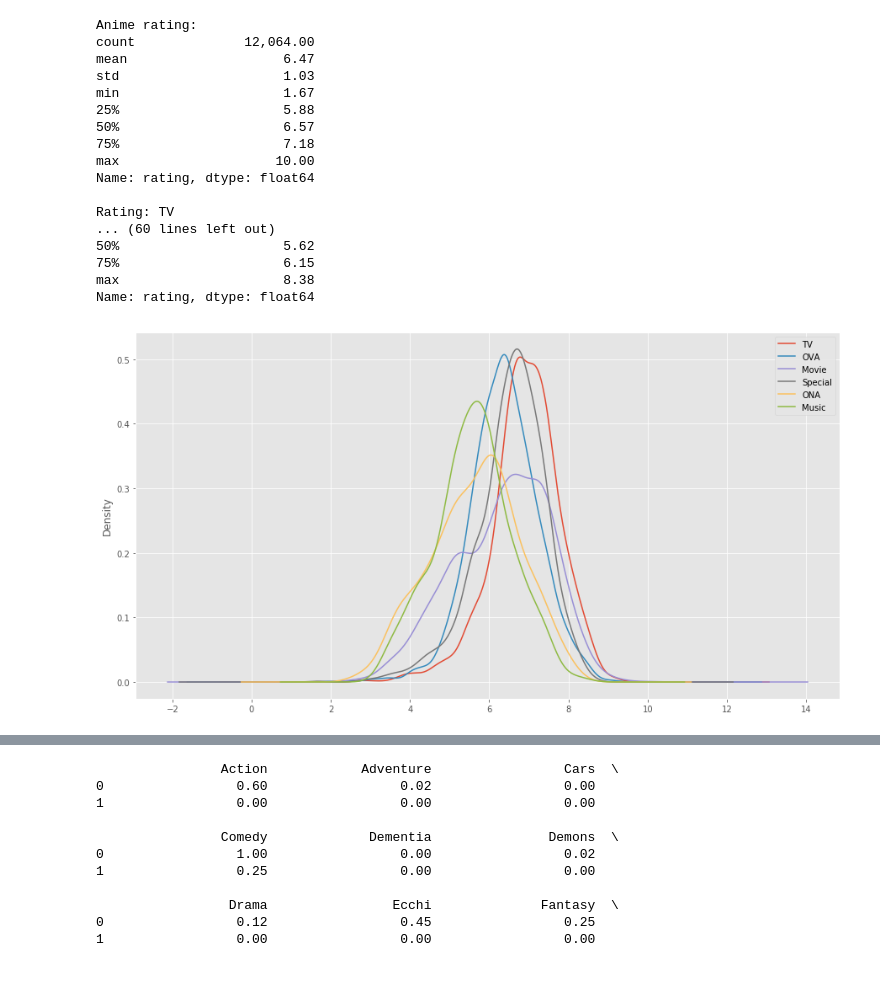
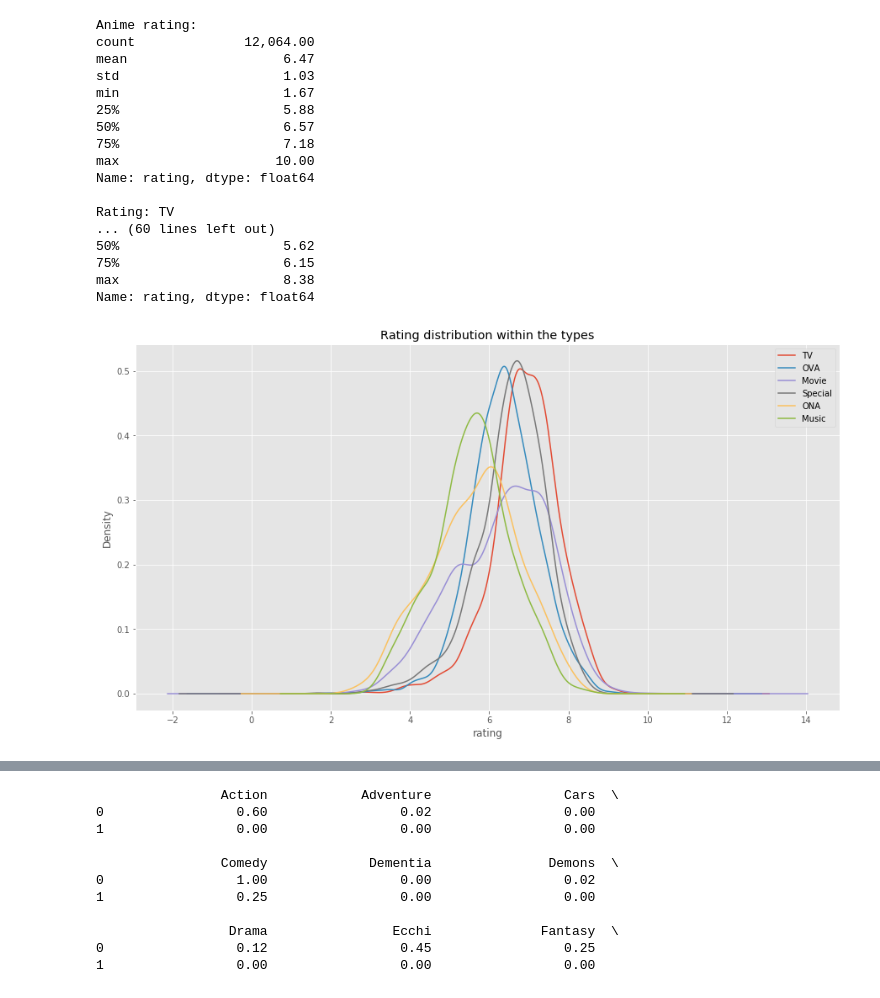
Before and after one commit to micksi/datamining_exam, a Jupyter notebook: Descriptive Statistics.ipynb, the cells around one changed output, grey strips where cells are left out. Drawn from its saved outputs; the diff is of its cells as text; code cells hidden in the pictures.

```diff
--- a/Descriptive Statistics.ipynb
+++ b/Descriptive Statistics.ipynb
@@ -51,4 +56,9 @@ plt.show()
 # %%
-data_rating.groupby('user_id').size().to_frame().sort_values(by=0).plot(kind="density", logx=True, figsize=(15,4))
+plot = data_rating.groupby('user_id').size().to_frame().sort_values(by=0).plot(kind="density",logx=True, figsize=(15,4), legend=False)
+plot.set_xlabel('number of watched animes')
+print data_rating.groupby('user_id').size().to_frame().describe()
+print data_rating.groupby('user_id').size().to_frame().median()
+print data_rating.groupby('user_id').size().to_frame().mode()
+plt.title('Distribution of watched animes per user')
 plt.show()
 # %% [output]
@@ -57,35 +80,38 @@ plt.show()
 print 'Anime rating:'
 print data_anime['rating'].describe(include='all')
 
 for t in ['TV', 'OVA', 'Movie', 'Special', 'ONA', 'Music']:
     print '\nRating: ' + t
     print data_anime.loc[data_anime['type'] == t]['rating'].describe(include='all')
-    data_anime.loc[data_anime['type'] == t]['rating'].plot(kind="density", figsize=(15,8))
+    plot = data_anime.loc[data_anime['type'] == t]['rating'].plot(kind="density", figsize=(15,8))
+
+plot.set_xlabel('rating')
 
 L=plt.legend()
 for i, t in enumerate(['TV', 'OVA', 'Movie', 'Special', 'ONA', 'Music']):
     L.get_texts()[i].set_text(t)
 
+plt.title('Rating distribution within the types')
 plt.show()
 # %% [output]
 Anime rating:
 count              12,064.00
 mean                    6.47
 std                     1.03
 min                     1.67
 25%                     5.88
 50%                     6.57
 75%                     7.18
 max                    10.00
 Name: rating, dtype: float64
 
 Rating: TV
 ... (60 lines left out)
 50%                     5.62
 75%                     6.15
 max                     8.38
 Name: rating, dtype: float64
-[figure, old version]
+[figure, new version]
 # %%
 _genre = data_anime['genre']
 _genre_list = []
```
Also changed, not shown: parts of 11 cells of this notebook, 10 other files.
